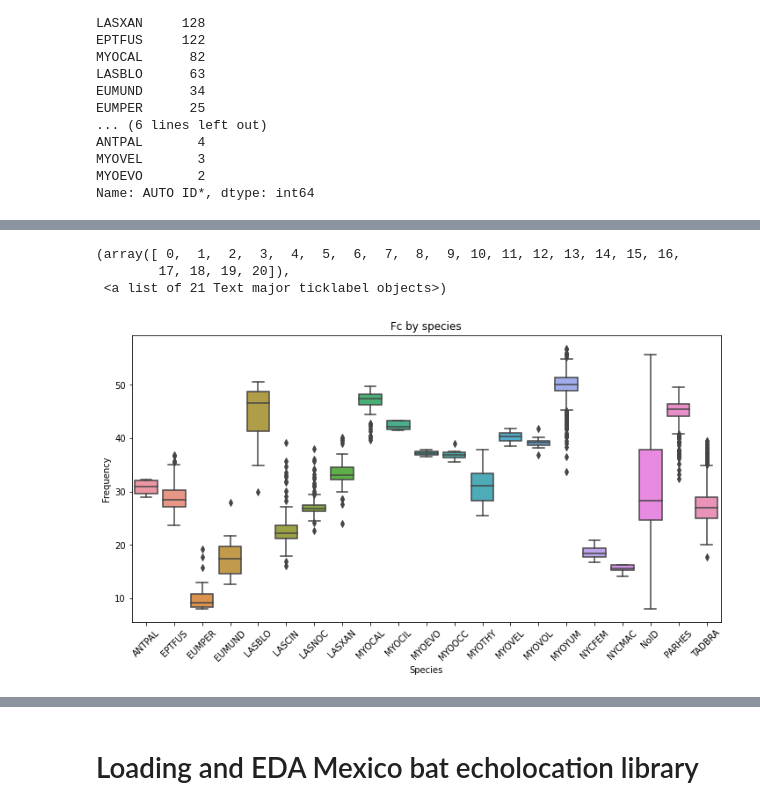
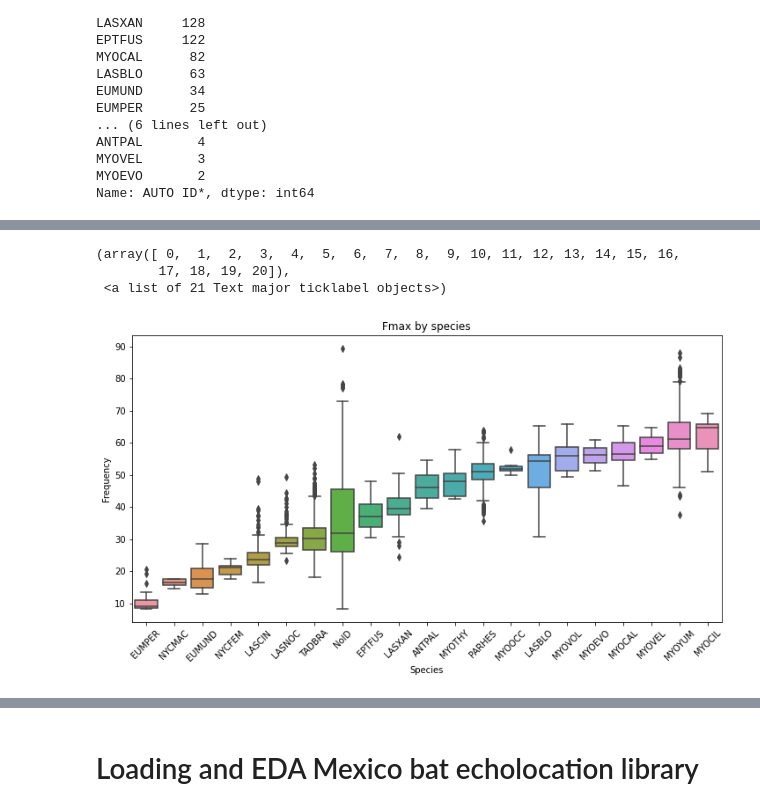
Before and after one commit to haberkornm/Springboard, a Jupyter notebook: Bat_Echolocation_Capstone/Bat_echolocation_EDA.ipynb, the cells around one changed output, grey strips where cells are left out. Saved outputs shown, nothing was run; the diff lists cells and outputs as text; code cells hidden in the pictures.

```diff
--- a/Bat_Echolocation_Capstone/Bat_echolocation_EDA.ipynb
+++ b/Bat_Echolocation_Capstone/Bat_echolocation_EDA.ipynb
@@ -82,13 +102,13 @@ Name: AUTO ID*, dtype: int64
 # %%
-#view 'Fc' by species from the tr_lib dataframe
+#view 'Fmax' by species from the tr_lib dataframe
 plt.subplots(figsize=(12,6))
-sns.boxplot(tr_lib['AUTO ID*'], tr_lib['Fc'])
+sns.boxplot(tr_lib['AUTO ID*'], tr_lib['Fmax'], order=tr_lib.groupby('AUTO ID*')['Fmax'].aggregate(np.median).sort_values().reset_index()['AUTO ID*'])
 plt.xlabel('Species')
 plt.ylabel('Frequency')
-plt.title('Fc by species')
+plt.title('Fmax by species')
 plt.xticks(rotation=45)
 # %% [output]
 (array([ 0,  1,  2,  3,  4,  5,  6,  7,  8,  9, 10, 11, 12, 13, 14, 15, 16,
         17, 18, 19, 20]),
  <a list of 21 Text major ticklabel objects>)
-[figure, old version]
+[figure, new version]
```
Also changed, not shown: parts of 45 cells of this notebook.
